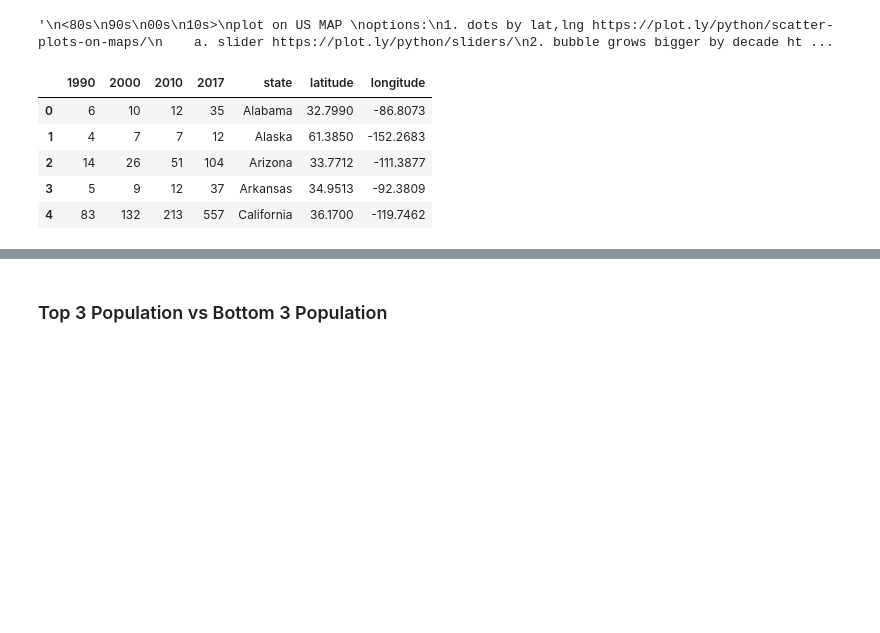
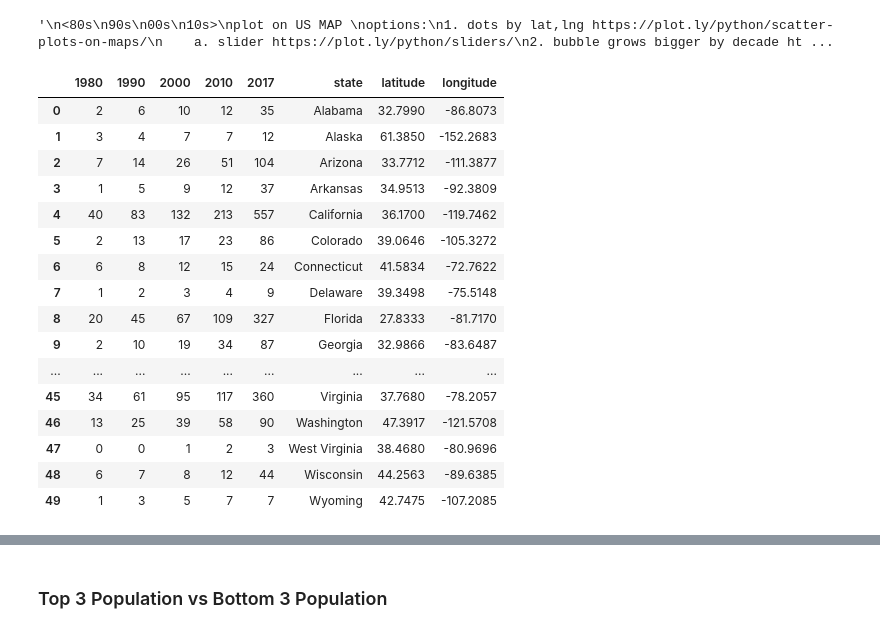
Before and after one commit to ashpon-zz/DoctorsofData, a Jupyter notebook: Final.ipynb, the cells around one changed output, grey strips where cells are left out. Saved outputs shown, nothing was run; the diff lists cells and outputs as text; code cells hidden in the pictures; blank space fills up the shorter version.

```diff
--- a/Final.ipynb
+++ b/Final.ipynb
@@ -76,7 +78,7 @@ from NCMEC_parser import NCMEC_parser
 c = Census(census_key)
 
 # Read Main CSV
-df_NCMEC = pd.read_csv("Resources/_NCMEC_final.csv")
+df_NCMEC = pd.read_csv("NCMEC_final.csv")
 df_NCMEC.head()
 # %% [output]
 |  | name | age | gender | ethnicity | NCMEC_case# | case_type | birth_year | missing_year | missing_city | ... |
@@ -301,43 +298,59 @@ options:
 # %% [output]
 '\n<80s\n90s\n00s\n10s>\nplot on US MAP \noptions:\n1. dots by lat,lng https://plot.ly/python/scatter-plots-on-maps/\n    a. slider https://plot.ly/python/sliders/\n2. bubble grows bigger by decade ht ...
 # %%
+df_80 = df_NCMEC.loc[df_NCMEC['missing_year'] < 1980].groupby('missing_state').count()['name']
 df_90 = df_NCMEC.loc[df_NCMEC['missing_year'] < 1990].groupby('missing_state').count()['name']
 df_00 = df_NCMEC.loc[df_NCMEC['missing_year'] < 2000].groupby('missing_state').count()['name']
 df_10 = df_NCMEC.loc[df_NCMEC['missing_year'] < 2010].groupby('missing_state').count()['name']
 df_17 = df_NCMEC.groupby('missing_state').count()['name']
 
-df_decades = pd.DataFrame(columns = ['1990','2000','2010','2017'],index = states_hash)
+df_decades = pd.DataFrame(columns = ['1980','1990','2000','2010','2017'],index = states_hash)
 
-for i in range(len([df_90, df_00, df_10, df_17])):
+for i in range(len([df_80,df_90, df_00, df_10, df_17])):
     for state in list(df_decades.index):
+        try:
+            df_decades.set_value(state,'1980',df_80[state])
+        except:
+            pass
         try:
             df_decades.set_value(state,'1990',df_90[state])
         except:
             pass
         try:
             df_decades.set_value(state,'2000',df_00[state])
         except:
             pass
         try:
             df_decades.set_value(state,'2010',df_10[state])
         except:
             pass
         try:
             df_decades.set_value(state,'2017',df_17[state])
         except:
             pass
 df_decades = df_decades.fillna(0)
 
 df_coord = pd.DataFrame(states_loc)
 df_coord.sort_values(['state'], ascending = True)
 df_decades['state'] = list(df_decades.index)
 df_decades = df_decades.merge(df_coord,on='state')
-df_decades.head()
+df_decades
 # %% [output]
-|  | 1990 | 2000 | 2010 | 2017 | state | latitude | longitude |
-| 0 | 6 | 10 | 12 | 35 | Alabama | 32.7990 | -86.8073 |
-| 1 | 4 | 7 | 7 | 12 | Alaska | 61.3850 | -152.2683 |
-| 2 | 14 | 26 | 51 | 104 | Arizona | 33.7712 | -111.3877 |
-| 3 | 5 | 9 | 12 | 37 | Arkansas | 34.9513 | -92.3809 |
-| 4 | 83 | 132 | 213 | 557 | California | 36.1700 | -119.7462 |
+|  | 1980 | 1990 | 2000 | 2010 | 2017 | state | latitude | longitude |
+| 0 | 2 | 6 | 10 | 12 | 35 | Alabama | 32.7990 | -86.8073 |
+| 1 | 3 | 4 | 7 | 7 | 12 | Alaska | 61.3850 | -152.2683 |
+| 2 | 7 | 14 | 26 | 51 | 104 | Arizona | 33.7712 | -111.3877 |
+| 3 | 1 | 5 | 9 | 12 | 37 | Arkansas | 34.9513 | -92.3809 |
+| 4 | 40 | 83 | 132 | 213 | 557 | California | 36.1700 | -119.7462 |
+| 5 | 2 | 13 | 17 | 23 | 86 | Colorado | 39.0646 | -105.3272 |
+| 6 | 6 | 8 | 12 | 15 | 24 | Connecticut | 41.5834 | -72.7622 |
+| 7 | 1 | 2 | 3 | 4 | 9 | Delaware | 39.3498 | -75.5148 |
+| 8 | 20 | 45 | 67 | 109 | 327 | Florida | 27.8333 | -81.7170 |
+| 9 | 2 | 10 | 19 | 34 | 87 | Georgia | 32.9866 | -83.6487 |
+| ... | ... | ... | ... | ... | ... | ... | ... | ... |
+| 45 | 34 | 61 | 95 | 117 | 360 | Virginia | 37.7680 | -78.2057 |
+| 46 | 13 | 25 | 39 | 58 | 90 | Washington | 47.3917 | -121.5708 |
+| 47 | 0 | 0 | 1 | 2 | 3 | West Virginia | 38.4680 | -80.9696 |
+| 48 | 6 | 7 | 8 | 12 | 44 | Wisconsin | 44.2563 | -89.6385 |
+| 49 | 1 | 3 | 5 | 7 | 7 | Wyoming | 42.7475 | -107.2085 |
 # %%
```
Also changed, not shown: parts of 29 cells of this notebook, 13 other files.
